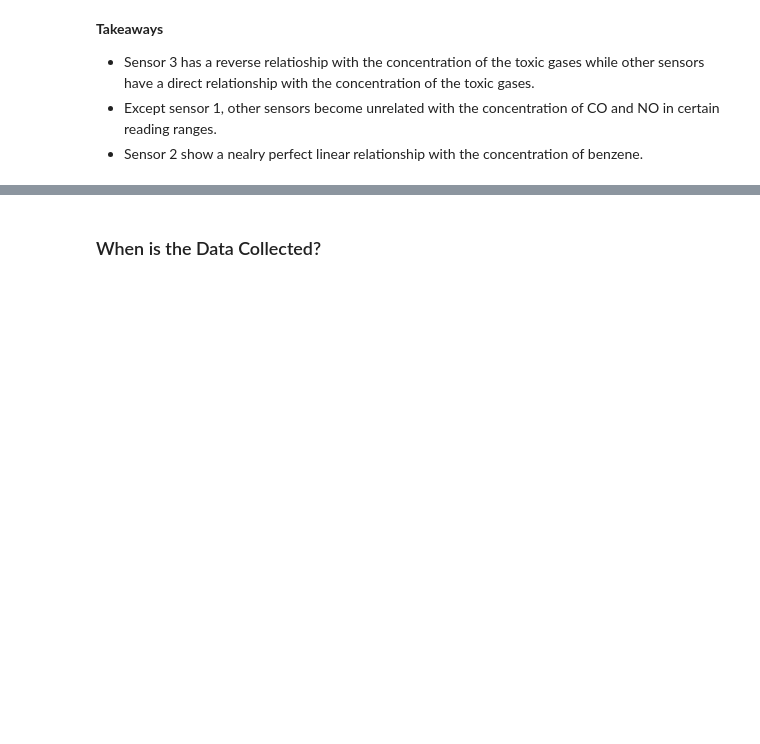
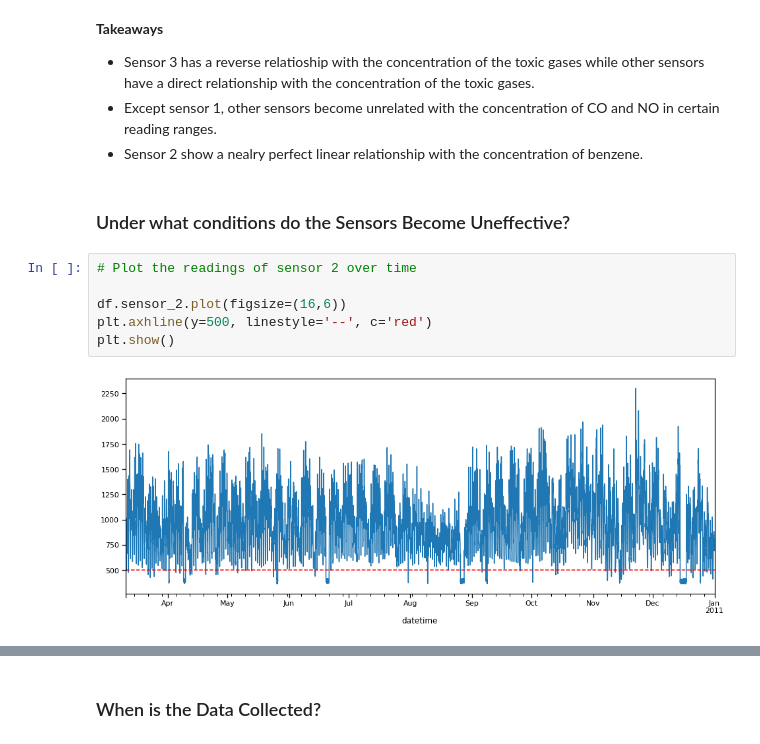
Before and after one commit to Yongliang-Shi/predicting-air-pollution, a Jupyter notebook: MVP.ipynb, the cells around one changed output, grey strips where cells are left out. Drawn from its saved outputs; the diff is of its cells as text; blank space fills up the shorter version.

```diff
--- a/MVP.ipynb
+++ b/MVP.ipynb
@@ -391,3 +391,13 @@ plt.show()
 - Sensor 3 has a reverse relatioship with the concentration of the toxic gases while other sensors have a direct relationship with the concentration of the toxic gases.
 - Except sensor 1, other sensors become unrelated with the concentration of CO and NO in certain reading ranges.
 - Sensor 2 show a nealry perfect linear relationship with the concentration of benzene.
+# %% [markdown]
+### Under what conditions do the Sensors Become Uneffective?
+# %%
+# Plot the readings of sensor 2 over time
+
+df.sensor_2.plot(figsize=(16,6))
+plt.axhline(y=500, linestyle='--', c='red')
+plt.show()
+# %% [output]
+[figure, added]
```
Also changed, not shown: parts of 22 cells of this notebook.
